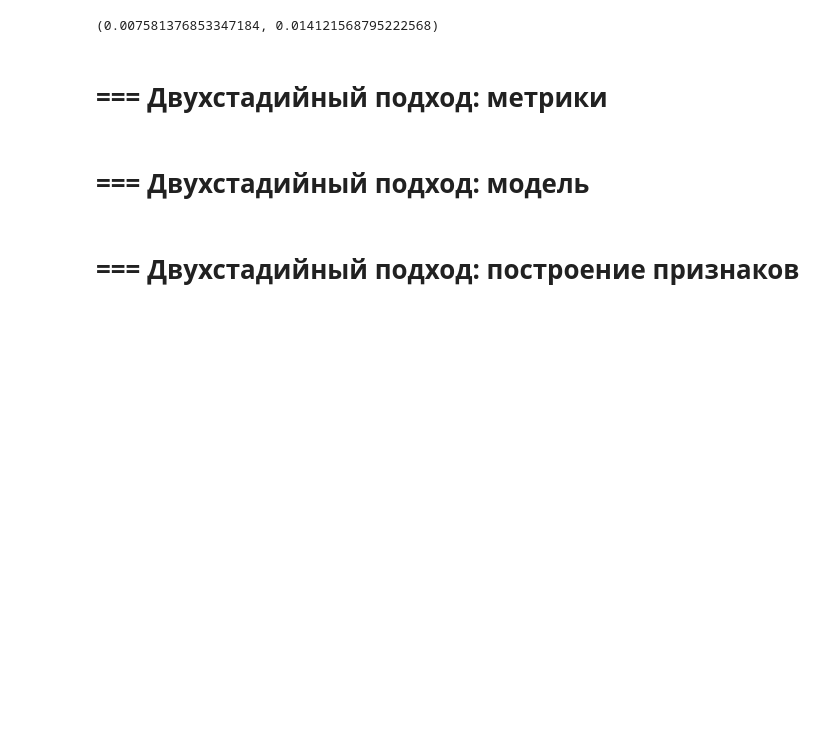
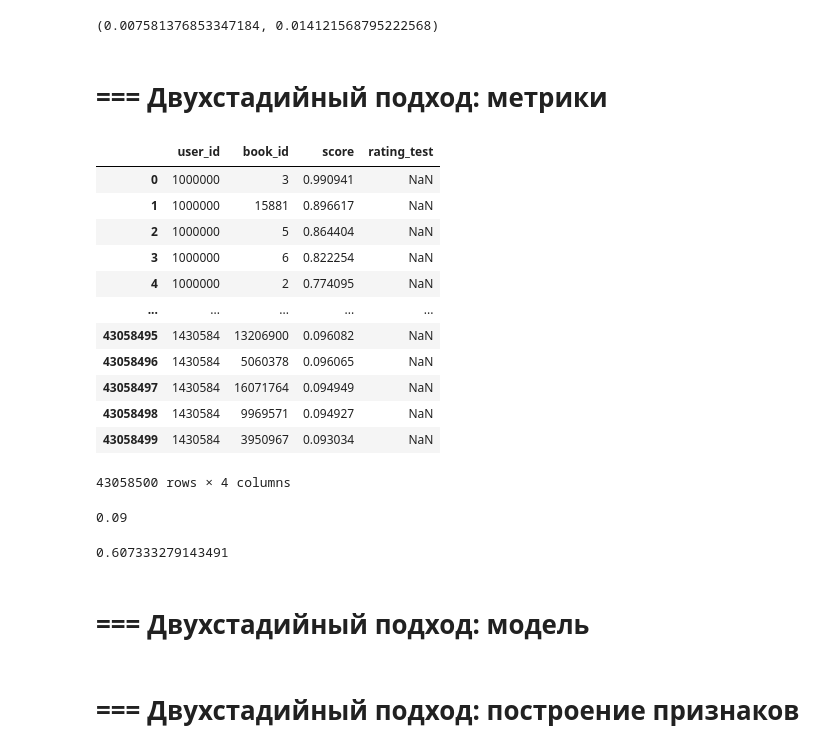
Before and after one commit to AnnettVsemPrivet/mle-recsys-start, a Jupyter notebook: main_offline.ipynb, the cells around one changed output. Drawn from its saved outputs; the diff is of its cells as text; code cells hidden in the pictures; blank space fills up the shorter version.

```diff
--- a/main_offline.ipynb
+++ b/main_offline.ipynb
@@ -751,3 +751,27 @@ compute_cls_metrics(events_recs_for_binary_metrics)
 (0.007581376853347184, 0.014121568795222568)
 # %% [markdown]
 # === Двухстадийный подход: метрики
+# %%
+als_recommendations
+# %% [output]
+|  | user_id | book_id | score | rating_test |
+| 0 | 1000000 | 3 | 0.990941 | NaN |
+| 1 | 1000000 | 15881 | 0.896617 | NaN |
+| 2 | 1000000 | 5 | 0.864404 | NaN |
+| 3 | 1000000 | 6 | 0.822254 | NaN |
+| 4 | 1000000 | 2 | 0.774095 | NaN |
+| ... | ... | ... | ... | ... |
+| 43058495 | 1430584 | 13206900 | 0.096082 | NaN |
+| 43058496 | 1430584 | 5060378 | 0.096065 | NaN |
+| 43058497 | 1430584 | 16071764 | 0.094949 | NaN |
+| 43058498 | 1430584 | 9969571 | 0.094927 | NaN |
+| 43058499 | 1430584 | 3950967 | 0.093034 | NaN |
+43058500 rows × 4 columns
+# %%
+# расчёт покрытия по объектам
+all = items.book_id.unique().tolist()
+recs = als_recommendations.book_id.unique().tolist()
+cov_items = len(list(set(recs)&set(all)))/len(all)
+print(f"{cov_items:.2f}")
+# %% [output]
+0.09
@@ -754,3 +791,8 @@ compute_cls_metrics(events_recs_for_binary_metrics)
+# %%
+# посчитаем средний novelty
+novelty_5.mean()
+# %% [output]
+0.607333279143491
 # %% [markdown]
 # === Двухстадийный подход: модель
 # %% [markdown]
```
Also changed, not shown: parts of 2 cells of this notebook.
